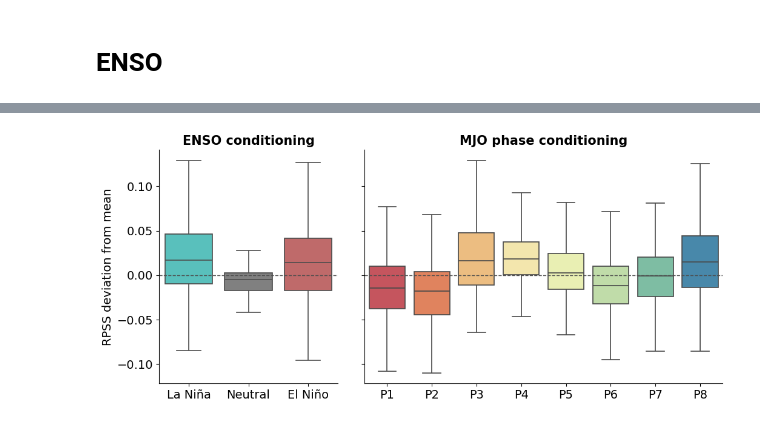
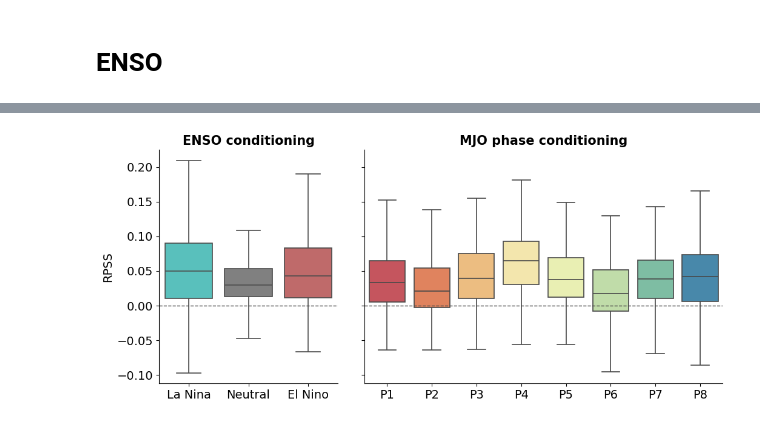
Before and after one commit to emileDesmaili/s2s-ismr-unet, a Jupyter notebook: RPSS_drivers.ipynb, the cells around one changed output, grey strips where cells are left out. Drawn from its saved outputs; the diff is of its cells as text; code cells hidden in the pictures.

```diff
--- a/RPSS_drivers.ipynb
+++ b/RPSS_drivers.ipynb
@@ -407,0 +290,16 @@ plot_map(corr_nino, model_name="Correlation RPSS vs Nino4")
+# %%
+def rpss_by_enso(mode_da):
+    out = {}
+    for mode in [-1, 0, 1]:
+        mask_t = (mode_da == mode).values
+        if mask_t.sum() < 3: continue
+        rps_m = xskillscore.rps(obs_r.isel(T=mask_t), fcast.isel(T=mask_t),
+                                dim='T', category_edges=None, input_distributions='p')
+        rps_c = xskillscore.rps(obs_r.isel(T=mask_t), climo.isel(T=mask_t),
+                                dim='T', category_edges=None, input_distributions='p')
+        out[mode] = (1 - rps_m / rps_c).where(~land_mask)
+    return out
+
+rpss_enso4  = rpss_by_enso(enso4_da)
+rpss_enso4 = rpss_by_enso(enso4_da)
+print("Done.")
@@ -586,65 +409,44 @@ df_all = pd.concat(
 # %%
+rows_mjo, rows_enso = [], []
+for phase in range(1, 9):
+    vals = rpss_mjo[phase].values.ravel()
+    for v in vals[~np.isnan(vals)]:
+        rows_mjo.append({"Category": f"P{phase}", "RPSS": v})
 
+for mode, lb in [(-1, "La Nina"), (0, "Neutral"), (1, "El Nino")]:
+    vals = rpss_enso4[mode].values.ravel()
+    for v in vals[~np.isnan(vals)]:
+        rows_enso.append({"Category": lb, "RPSS": v})
 
-enso_palette = ['mediumturquoise','gray','indianred']  # La Niña, Neutral, El Niño
-mjo_palette  = sns.color_palette("Spectral", 8)  # modern, perceptually uniform
+df_mjo  = pd.DataFrame(rows_mjo)
+df_enso = pd.DataFrame(rows_enso)
 
+fig, axes = plt.subplots(ncols=2, figsize=(12, 5), sharey=True,
+                         gridspec_kw={"width_ratios": [1, 2], "wspace": 0.1})
 
-plt.figure(figsize=(12, 5))
-
-fig, axes = plt.subplots(
-    ncols=2,
-    figsize=(12, 5),
-    sharey=True,
-    gridspec_kw={"width_ratios": [1, 2], "wspace": 0.1}
-)
-
-# ------------------
-# ENSO panel
-# ------------------
-sns.boxplot(
-    data=df_enso,
-    x="Category",
-    y="RPSS",
-    palette=enso_palette,
-    showfliers=False,
-    ax=axes[0],
-    linewidth=1.2
-)
-
+sns.boxplot(data=df_enso, x="Category", y="RPSS",
+            order=["La Nina", "Neutral", "El Nino"],
+            palette=['mediumturquoise', 'gray', 'indianred'],
+            showfliers=False, ax=axes[0], linewidth=1.2)
 axes[0].set_title("ENSO conditioning", fontweight="bold", fontsize=15)
 axes[0].set_xlabel("")
-axes[0].set_ylabel("RPSS deviation from mean", fontsize=14)
+axes[0].set_ylabel("RPSS", fontsize=14)
 
-# ------------------
-# MJO panel
-# ------------------
-sns.boxplot(
-    data=df_mjo,
-    x="Category",
-    y="RPSS",
-    palette=mjo_palette,
-    showfliers=False,
-    ax=axes[1],
-    linewidth=1.2
-)
+sns.boxplot(data=df_mjo, x="Category", y="RPSS",
+            palette=sns.color_palette("Spectral", 8),
+            showfliers=False, ax=axes[1], linewidth=1.2)
 axes[1].set_title("MJO phase conditioning", fontweight="bold", fontsize=15)
 axes[1].set_xlabel("")
 axes[1].set_ylabel("")
 
-#bigger x tick labels
-axes[0].tick_params(axis="x", labelsize=14)
-axes[1].tick_params(axis="x", labelsize=14)
-axes[0].tick_params(axis="y", labelsize=14)
-
-
 for ax in axes:
     ax.axhline(0, color="0.3", linestyle="--", linewidth=1)
-    #ax.axhline(0.04, color="black", linestyle="--", linewidth=1.2)
-    ax.tick_params(axis="x", rotation=0)
+    ax.tick_params(axis="x", labelsize=14, rotation=0)
+axes[0].tick_params(axis="y", labelsize=14)
 
 sns.despine()
 plt.tight_layout()
+plt.savefig("figures/RPSS drivers/RPSS_MJO_ENSO_boxplot.pdf", dpi=300, bbox_inches="tight")
 plt.show()
 # %% [output]
 Passing `palette` without assigning `hue` is deprecated and will be removed in v0.14.0. Assign the `x` variable to `hue` and set `legend=False` for the same effect.
@@ -658 +459 @@ Passing `palette` without assigning `hue` is deprecated and will be removed in v
-[figure, old version]
+[figure, new version]
```
Also changed, not shown: parts of 37 cells of this notebook, 7 other files.
